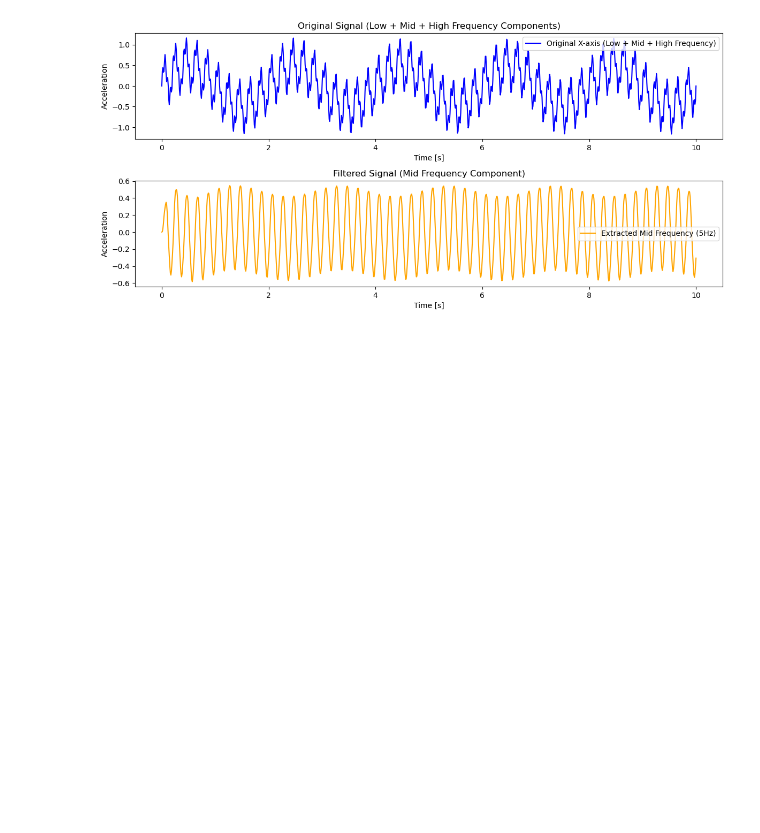
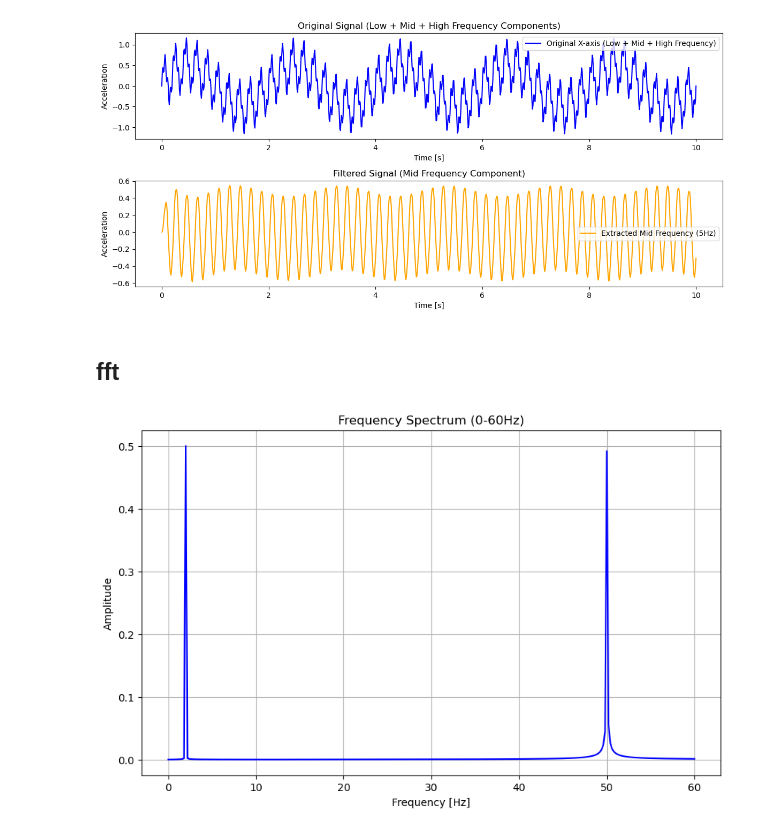
Before and after one commit to manman4/lang, a Jupyter notebook: python/scipy/hi_low.ipynb, the cells around one changed output. Saved outputs shown, nothing was run; the diff lists cells and outputs as text; code cells hidden in the pictures; blank space fills up the shorter version.

```diff
--- a/python/scipy/hi_low.ipynb
+++ b/python/scipy/hi_low.ipynb
@@ -190,3 +190,40 @@ plt.show()
 # %% [output]
 [figure]
 [figure]
+# %% [markdown]
+## fft
+# %%
+import numpy as np
+import matplotlib.pyplot as plt
+
+# サンプル信号の生成 (低周波 + 高周波)
+fs = 500  # サンプリングレート (Hz)
+t = np.linspace(0, 5, fs * 5)  # 5秒間の信号
+
+# 低周波成分 (2Hz) + 高周波成分 (50Hz)
+low_freq_component = np.sin(2 * np.pi * 2 * t)  # 2Hz
+high_freq_component = np.sin(2 * np.pi * 50 * t)  # 50Hz
+signal = low_freq_component + high_freq_component  # 合成信号
+
+# FFTを実行
+n = len(signal)  # サンプル数
+f = np.fft.fftfreq(n, 1/fs)  # 周波数軸
+signal_fft = np.fft.fft(signal)  # FFT変換
+
+# 振幅スペクトルを計算
+amplitude_spectrum = np.abs(signal_fft) / n
+
+# 数十Hzまでの周波数分布を表示 (例えば、0-60Hz)
+max_freq = 60  # 表示する最大周波数
+indices = np.where(f[:n // 2] <= max_freq)  # 60Hz以下のインデックスを抽出
+
+# 周波数分布をプロット
+plt.figure(figsize=(10, 6))
+plt.plot(f[indices], amplitude_spectrum[:n // 2][indices], color='blue')
+plt.title(f'Frequency Spectrum (0-{max_freq}Hz)')
+plt.xlabel('Frequency [Hz]')
+plt.ylabel('Amplitude')
+plt.grid(True)
+plt.show()
+# %% [output]
+[figure, added]
```
